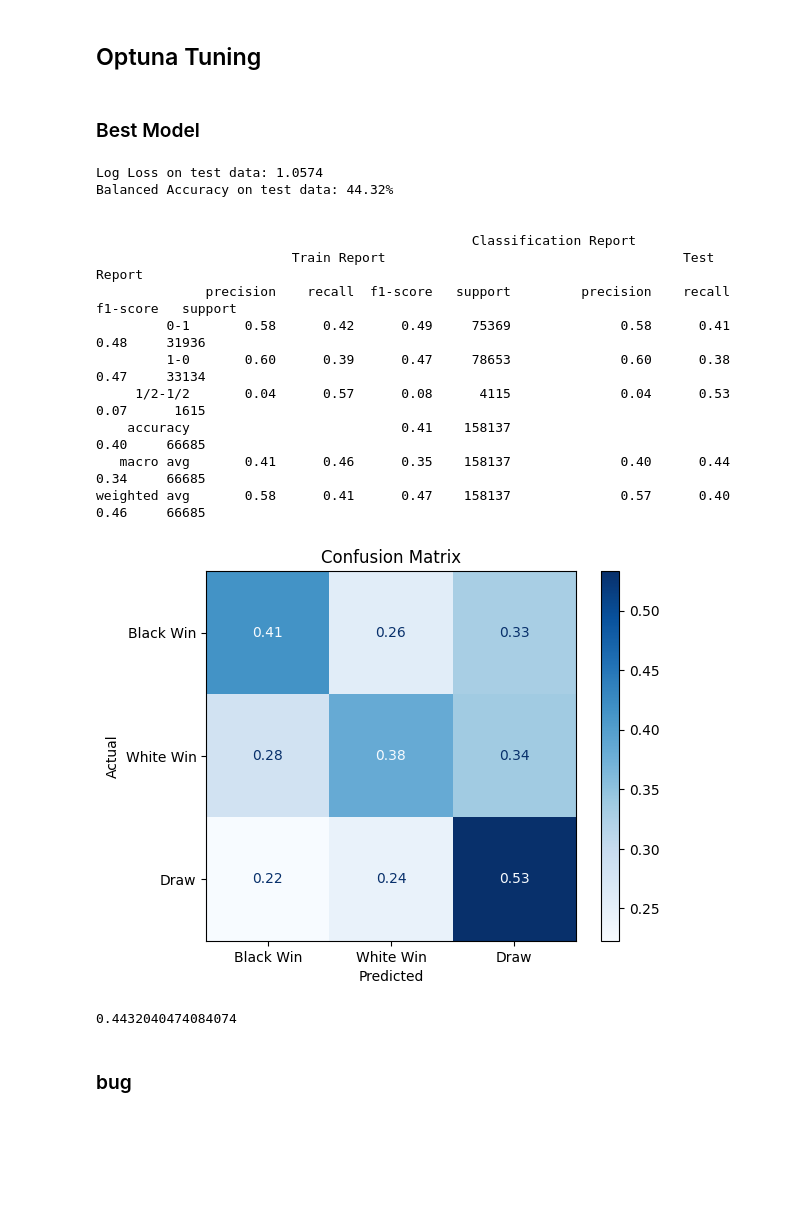
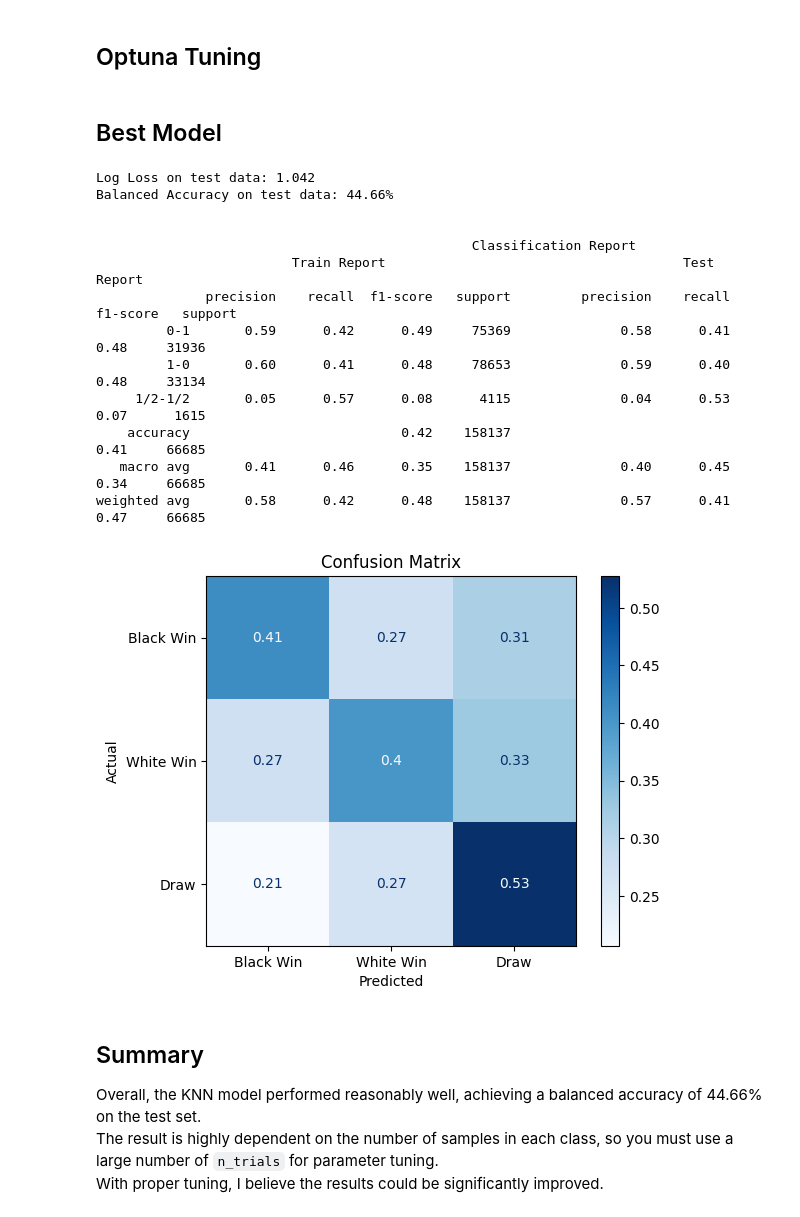
Before and after one commit to Tikhon-Radkevich/Chess-Winner-Prediction, a Jupyter notebook: notebooks/baseline_notebooks/knn.ipynb, the cells around one changed output. Drawn from its saved outputs; the diff is of its cells as text; code cells hidden in the pictures; blank space fills up the shorter version.

Commit message:
knn completed; summary added

```diff
--- a/notebooks/baseline_notebooks/knn.ipynb
+++ b/notebooks/baseline_notebooks/knn.ipynb
@@ -47,13 +51,14 @@ def get_model(trial: optuna.Trial):
     )
     return knn_model
 
+
 def objective(trial: optuna.Trial):
     knn_model = get_model(trial)
     knn_model.fit(X_train, y_train)
 
     score = knn_model.score(X_valid, y_valid, use_subset=False)
 
-    with mlflow.start_run(nested=True, run_name=f"KNN_Trial_{trial.number}") as trial_run:
+    with mlflow.start_run(nested=True, run_name=f"KNN_Trial_{trial.number}"):
         mlflow.log_params(trial.params)
         mlflow.log_metric("balanced_accuracy_X_valid", score)
 
@@ -66,9 +69,8 @@ mlflow.end_run()
 optuna.logging.set_verbosity(optuna.logging.WARNING)
 # %%
 with mlflow.start_run(run_name="KNN_Tuning"):
-
     study = optuna.create_study(direction="maximize", study_name="KNN Tuning")
-    study.optimize(objective, n_trials=24, n_jobs=-1, show_progress_bar=True)
+    study.optimize(objective, n_trials=26, n_jobs=-1, show_progress_bar=True)
 
     best_params = study.best_params
     best_knn = get_model(study.best_trial)
@@ -80,24 +82,29 @@ with mlflow.start_run(run_name="KNN_Tuning"):
     dataset = from_pandas(X_test)
     mlflow.log_input(dataset, "X_test")
 # %% [markdown]
-### Best Model
+## Best Model
 # %%
-estimate_baseline_model(best_knn, None, X_train, y_train, X_test, y_test, report_title_2="Test Report")
+estimate_baseline_model(
+    best_knn, None, X_train, y_train, X_test, y_test, report_title_2="Test Report"
+)
 # %% [output]
-Log Loss on test data: 1.0574
-Balanced Accuracy on test data: 44.32%
+Log Loss on test data: 1.042
+Balanced Accuracy on test data: 44.66%
 
 
                                                 Classification Report
                          Train Report                                      Test Report
               precision    recall  f1-score   support         precision    recall  f1-score   support
-         0-1       0.58      0.42      0.49     75369              0.58      0.41      0.48     31936
-         1-0       0.60      0.39      0.47     78653              0.60      0.38      0.47     33134
-     1/2-1/2       0.04      0.57      0.08      4115              0.04      0.53      0.07      1615
-    accuracy                           0.41    158137                                  0.40     66685
-   macro avg       0.41      0.46      0.35    158137              0.40      0.44      0.34     66685
-weighted avg       0.58      0.41      0.47    158137              0.57      0.40      0.46     66685
+         0-1       0.59      0.42      0.49     75369              0.58      0.41      0.48     31936
+         1-0       0.60      0.41      0.48     78653              0.59      0.40      0.48     33134
+     1/2-1/2       0.05      0.57      0.08      4115              0.04      0.53      0.07      1615
+    accuracy                           0.42    158137                                  0.41     66685
+   macro avg       0.41      0.46      0.35    158137              0.40      0.45      0.34     66685
+weighted avg       0.58      0.42      0.48    158137              0.57      0.41      0.47     66685
-[figure, old version]
+[figure, new version]
-0.4432040474084074
-# %% [markdown]
-### bug
+# %% [markdown]
+## Summary
+
+Overall, the KNN model performed reasonably well, achieving a balanced accuracy of 44.66% on the test set.
+The result is highly dependent on the number of samples in each class, so you must use a large number of `n_trials` for parameter tuning.
+With proper tuning, I believe the results could be significantly improved.
```
Also changed, not shown: parts of 2 cells of this notebook.
